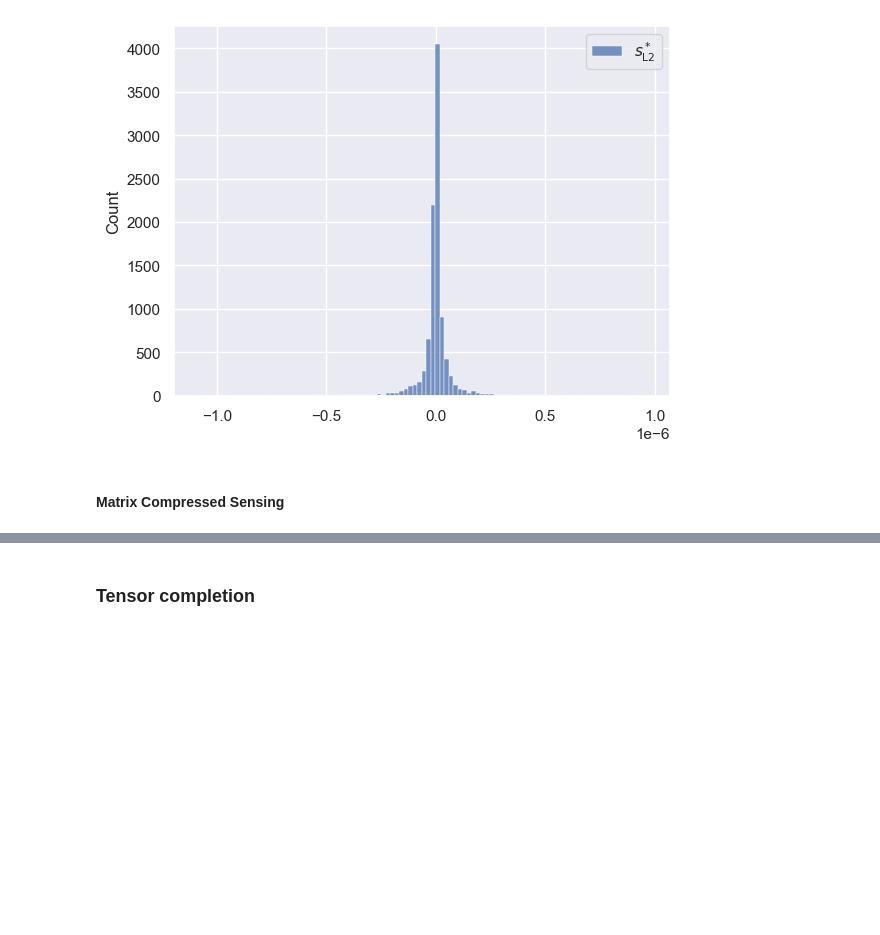
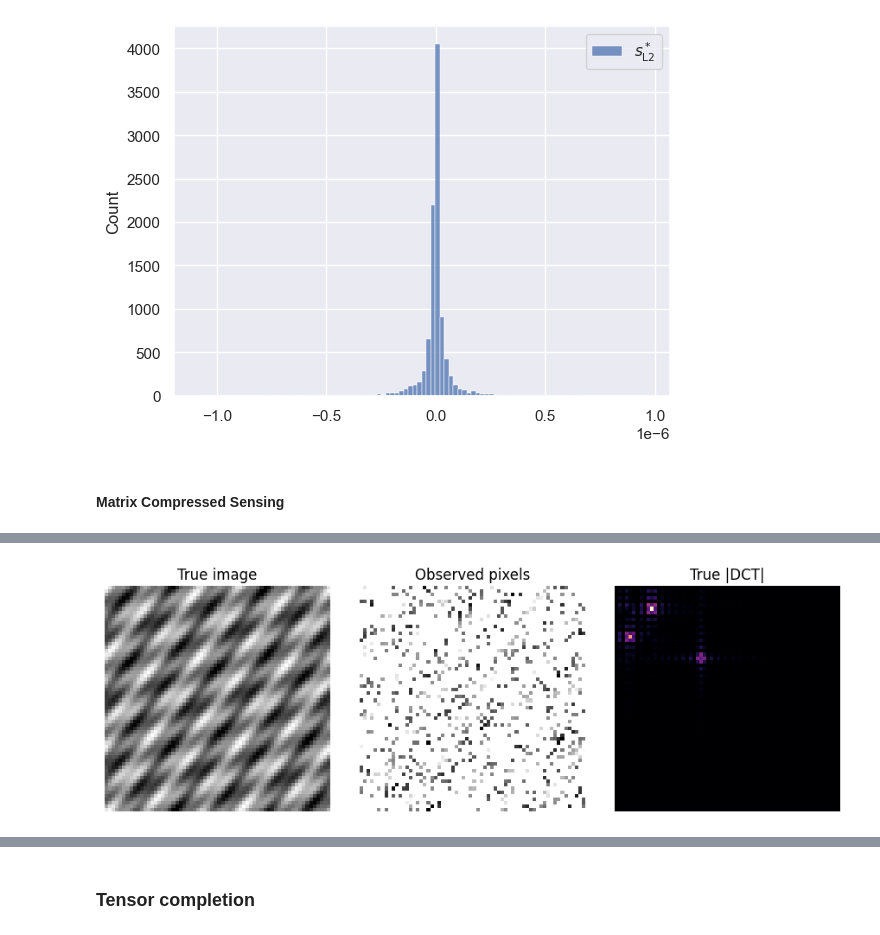
Before and after one commit to marawangamal/ptn, a Jupyter notebook: scripts/projects/qft.ipynb, the cells around one changed output, grey strips where cells are left out. Cells and saved outputs as stored; diff of their text form; code cells hidden in the pictures; blank space fills up the shorter version.

```diff
--- a/scripts/projects/qft.ipynb
+++ b/scripts/projects/qft.ipynb
@@ -384,0 +450,86 @@ success: True | MSE: 3.1246119784737084e-07
+# %%
+# ======================================
+# Compressed Sensing (2D) — Penalized (BPDN/LASSO)
+# ======================================
+
+import numpy as np
+import matplotlib.pyplot as plt
+from scipy.fft import dctn, idctn
+from scipy.optimize import minimize
+
+# Hyperparameters
+H, W = 64, 64                  # image size (can go larger)
+sample_frac = 0.16             # fraction of observed pixels
+lam = 1e-2                     # L1 weight (tune: smaller -> tighter fit, larger -> sparser)
+eps = 1e-6                     # smoothing for L1
+rng = np.random.default_rng(0)
+
+# ======================================
+# True image as a sum of 2D cosines
+# ======================================
+freqs = [(3, 5), (7, 2), (10, 12)]
+amps  = [1.0, 0.8, 0.6]
+i = np.arange(H)[:, None]
+j = np.arange(W)[None, :]
+x_true = sum(a * np.cos(2*np.pi*(kx*i/H + ky*j/W)) for (kx, ky), a in zip(freqs, amps))
+s_true = dctn(x_true, norm='ortho')  # just for visualization
+
+# Random pixel sampling
+m = int(sample_frac * H * W)
+obs_idx = rng.choice(H*W, size=m, replace=False)
+y = x_true.reshape(-1)[obs_idx]
+
+def observed_array(vals):
+    out = np.full((H, W), np.nan, float)
+    out.reshape(-1)[obs_idx] = vals
+    return out
+
+# =================================================================
+# Plot the true image and observed pixels
+# =================================================================
+plt.figure(figsize=(9,3))
+plt.subplot(1,3,1); plt.title('True image'); plt.imshow(x_true, cmap='gray'); plt.axis('off')
+plt.subplot(1,3,2); plt.title('Observed pixels'); plt.imshow(observed_array(y), cmap='gray'); plt.axis('off')
+plt.subplot(1,3,3); plt.title('True |DCT|'); plt.imshow(np.abs(s_true), cmap='magma'); plt.axis('off')
+plt.tight_layout(); plt.show()
+
+# =================================================================
+# Penalized objective (no hard constraints)
+#   min_s  0.5||idctn(s)[obs]-y||^2 + lam * sum sqrt(s^2 + eps)
+# =================================================================
+def loss(s_flat):
+    s2d = s_flat.reshape(H, W)
+    x_rec = idctn(s2d, norm='ortho').reshape(-1)
+    resid = x_rec[obs_idx] - y
+    data_term = 0.5 * np.dot(resid, resid)
+    l1_smooth = np.sqrt(s_flat*s_flat + eps).sum()
+    return data_term + lam * l1_smooth
+
+s0 = np.zeros(H*W, dtype=float)
+
+res = minimize(
+    loss, s0, method='L-BFGS-B',
+    options={'maxiter': 500, 'ftol': 1e-9, 'disp': True}
+)
+
+# Reconstruct
+s_hat = res.x.reshape(H, W)
+x_hat = idctn(s_hat, norm='ortho')
+mse = np.mean((x_hat - x_true)**2)
+print("success:", res.success, "| MSE:", f"{mse:.3e}")
+
+# =================================================================
+# Plots: reconstruction and recovered spectrum
+# =================================================================
+plt.figure(figsize=(9,3))
+plt.subplot(1,3,1); plt.title('True'); plt.imshow(x_true, cmap='gray'); plt.axis('off')
+plt.subplot(1,3,2); plt.title('Reconstruction'); plt.imshow(x_hat, cmap='gray'); plt.axis('off')
+plt.subplot(1,3,3); plt.title('Recovered |DCT|'); plt.imshow(np.abs(s_hat), cmap='magma'); plt.axis('off')
+plt.tight_layout(); plt.show()
+
+plt.figure(figsize=(4,3))
+plt.title('Error (x_hat - x_true)')
+plt.imshow(x_hat - x_true, cmap='bwr'); plt.axis('off'); plt.colorbar(shrink=0.8)
+plt.tight_layout(); plt.show()
+# %% [output]
+[figure, added]
```
Also changed, not shown: parts of 6 cells of this notebook.
